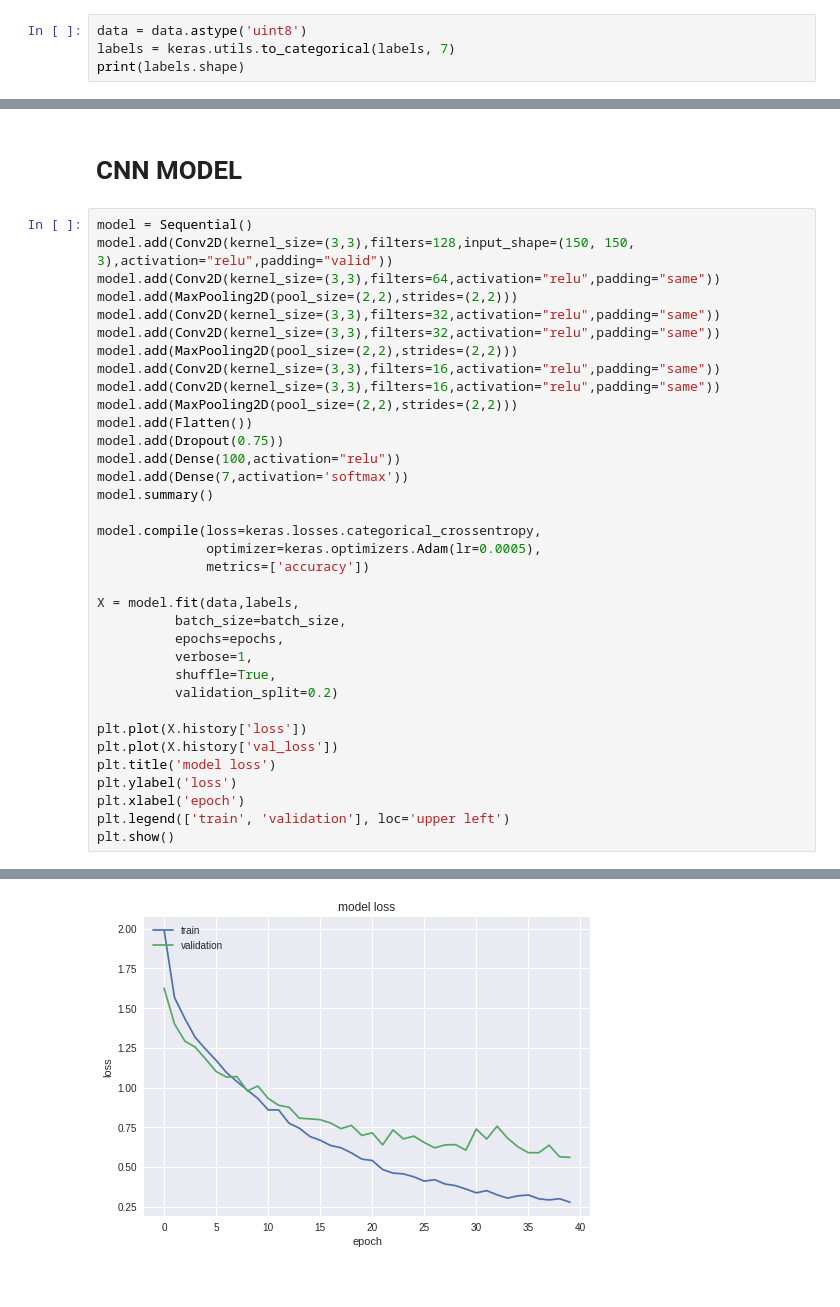
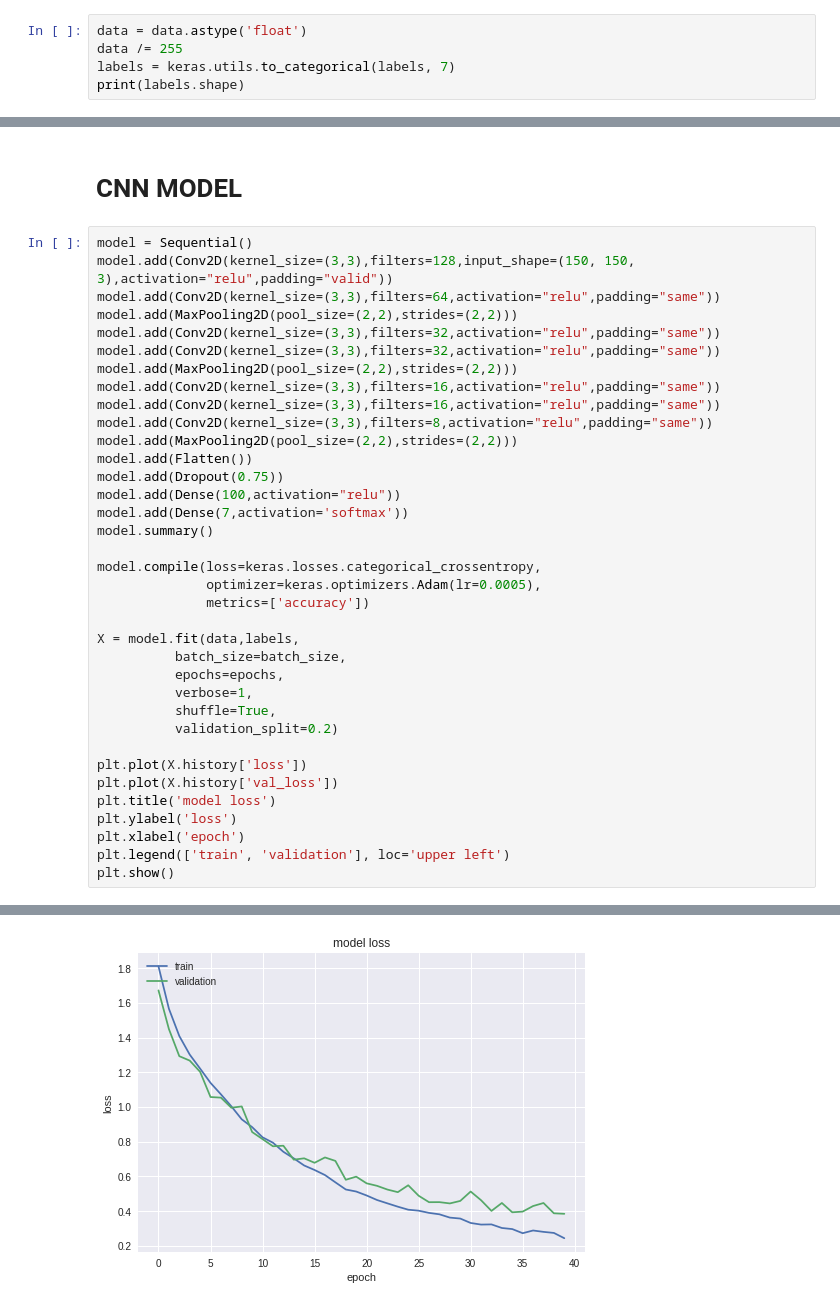
Before and after one commit to HussamCheema/DermCNN, a Jupyter notebook: DermCNN.ipynb, the cells around one changed output, grey strips where cells are left out. Saved outputs shown, nothing was run; the diff lists cells and outputs as text.

```diff
--- a/DermCNN.ipynb
+++ b/DermCNN.ipynb
@@ -50,7 +59,8 @@ print(labels.shape)
 (11355, 150, 150, 3)
 (11355,)
 # %%
-data = data.astype('uint8')
+data = data.astype('float')
+data /= 255
 labels = keras.utils.to_categorical(labels, 7)
 print(labels.shape)
 # %% [output]
@@ -78,6 +88,7 @@ model.add(Conv2D(kernel_size=(3,3),filters=32,activation="relu",padding="same"))
 model.add(MaxPooling2D(pool_size=(2,2),strides=(2,2)))
 model.add(Conv2D(kernel_size=(3,3),filters=16,activation="relu",padding="same"))
 model.add(Conv2D(kernel_size=(3,3),filters=16,activation="relu",padding="same"))
+model.add(Conv2D(kernel_size=(3,3),filters=8,activation="relu",padding="same"))
 model.add(MaxPooling2D(pool_size=(2,2),strides=(2,2)))
 model.add(Flatten())
 model.add(Dropout(0.75))
@@ -124 +135 @@ Epoch 40/40
-[figure, old version]
+[figure, new version]
```
Also changed, not shown: parts of 4 cells of this notebook.
